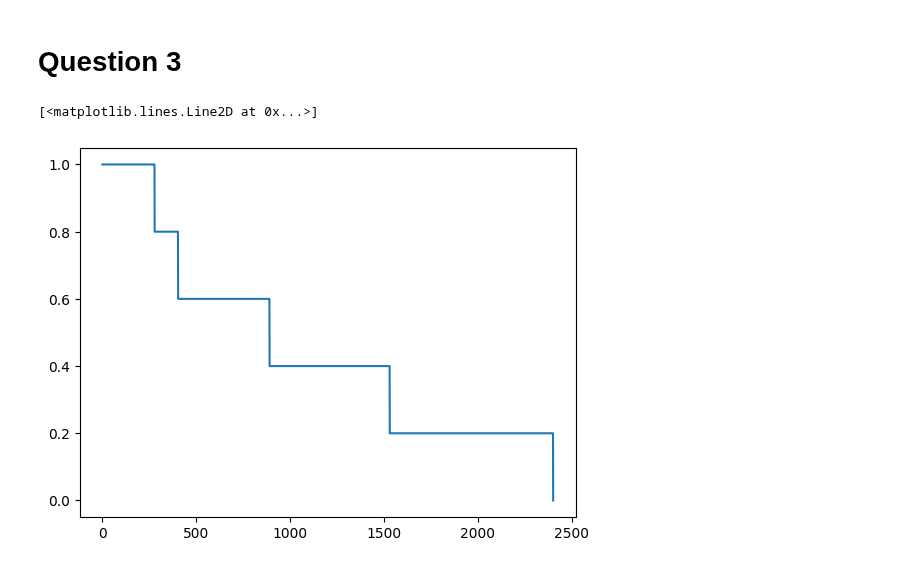
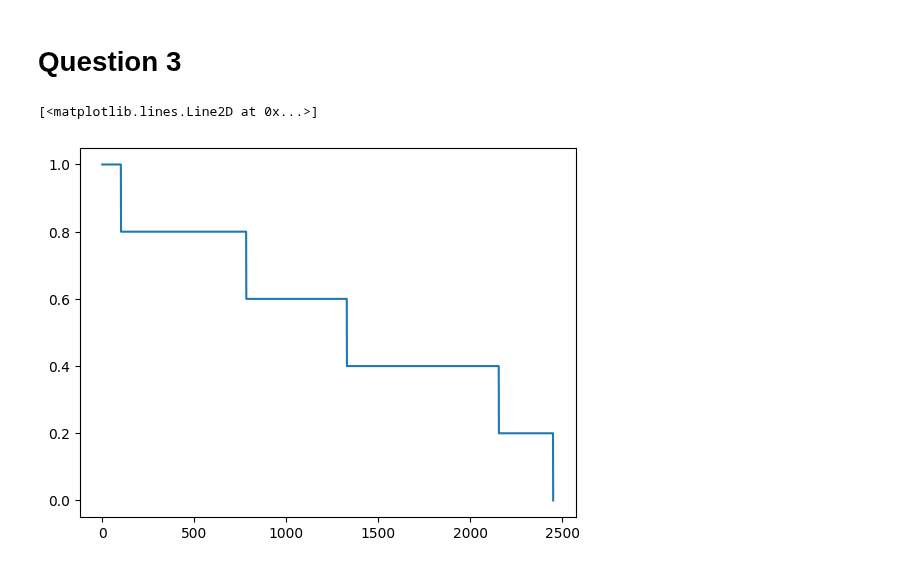
Before and after one commit to michelelupini/MC-project, a Jupyter notebook: new_main.ipynb, the cells around one changed output. Saved outputs shown, nothing was run; the diff lists cells and outputs as text; code cells hidden in the pictures.

```diff
--- a/new_main.ipynb
+++ b/new_main.ipynb
@@ -196,16 +282,16 @@ plt.savefig('img/q1_ex6_minimum_m_to_recover.jpg')
 # %%
 m3 = 100
 d3 = 500
 s3 = d3/100
 #beta = 2
 iterations3 = 100*d3
 
 run_exp = RunExperiment(1, m3, d3, s3, fixed_ones=True, sign= True)
 
-plt.plot(run_exp.get_sampling_losses(10000), label = 'beta=100')
+plt.plot(run_exp.get_sampling_losses(iterations3), label = 'beta=100')
 # %% [output]
 [<matplotlib.lines.Line2D at 0x...>]
-[figure, old version]
+[figure, new version]
 # %%
 # start by running by repeating only once (just to get a general idea), then for fine-graining increase
 best_beta = 0
```
Also changed, not shown: parts of 9 cells of this notebook, 3 other files.
